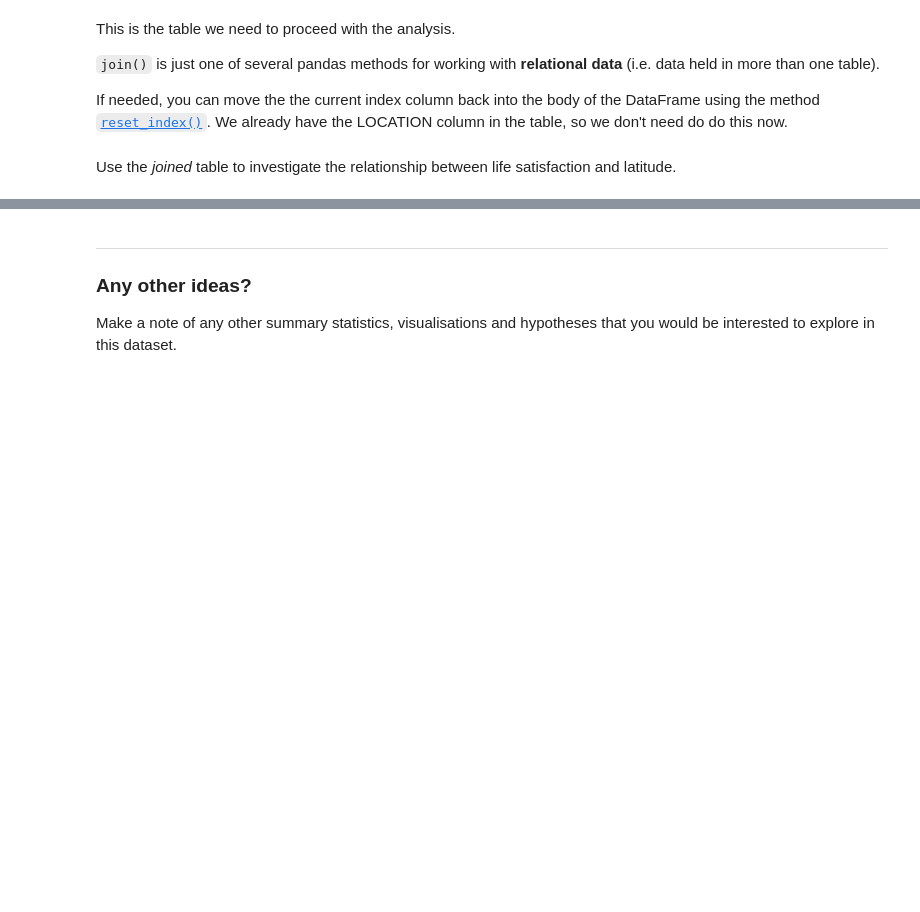
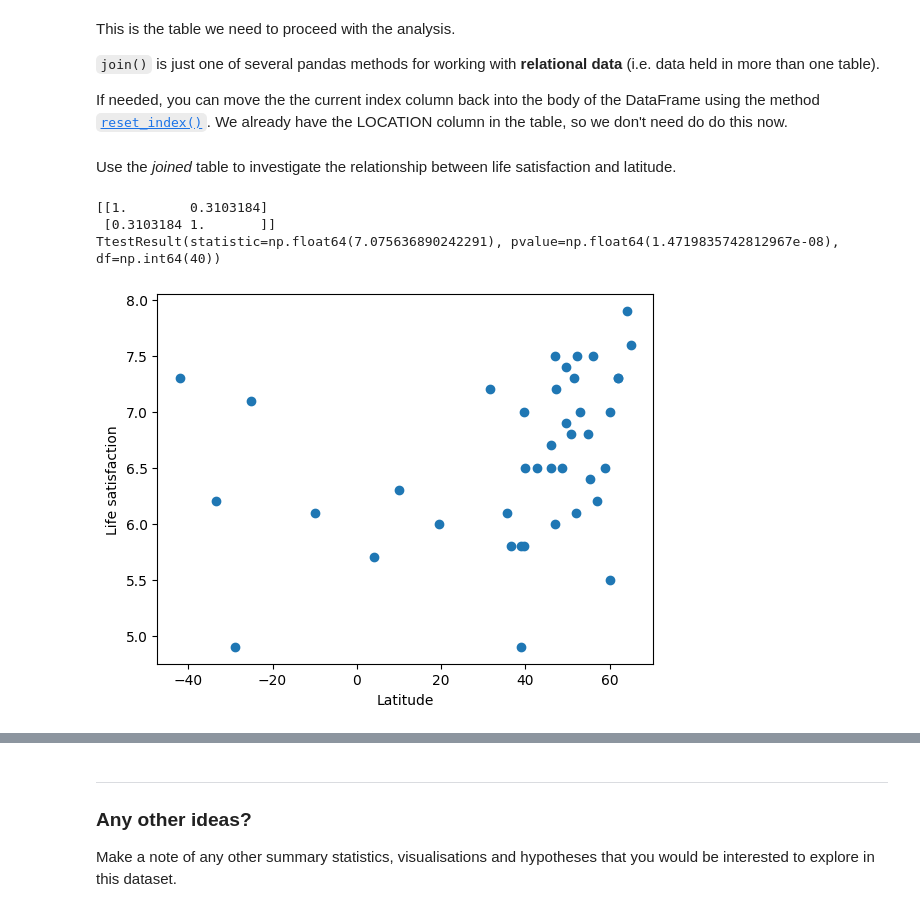
Before and after one commit to ada-4a03fa39b6/RCDS-Summer-School-2025, a Jupyter notebook: 5_Friday/1 - Data Exploration.ipynb, the cells around one changed output, grey strips where cells are left out. Saved outputs shown, nothing was run; the diff lists cells and outputs as text; code cells hidden in the pictures; blank space fills up the shorter version.

```diff
--- a/5_Friday/1 - Data Exploration.ipynb
+++ b/5_Friday/1 - Data Exploration.ipynb
@@ -76,3 +142,18 @@ This is the table we need to proceed with the analysis.
 If needed, you can move the the current index column back into the body of the DataFrame using the method [`reset_index()`](https://pandas.pydata.org/docs/reference/api/pandas.DataFrame.reset_index.html?highlight=reset_index#pandas.DataFrame.reset_index). We already have the LOCATION column in the table, so we don't need do do this now.
 # %% [markdown]
 Use the *joined* table to investigate the relationship between life satisfaction and latitude.
+# %%
+from scipy.stats import ttest_ind, ttest_rel
+import numpy as np
+
+plt.scatter("Latitude", "Value", data=joined)
+plt.xlabel("Latitude")
+plt.ylabel("Life satisfaction")
+
+print(np.corrcoef(joined.Latitude, joined.Value))
+print(ttest_rel( joined.Latitude, joined.Value))
+# %% [output]
+[[1.        0.3103184]
+ [0.3103184 1.       ]]
+TtestResult(statistic=np.float64(7.075636890242291), pvalue=np.float64(1.4719835742812967e-08), df=np.int64(40))
+[figure, added]
```
Also changed, not shown: parts of 8 cells of this notebook, 2 other files.
